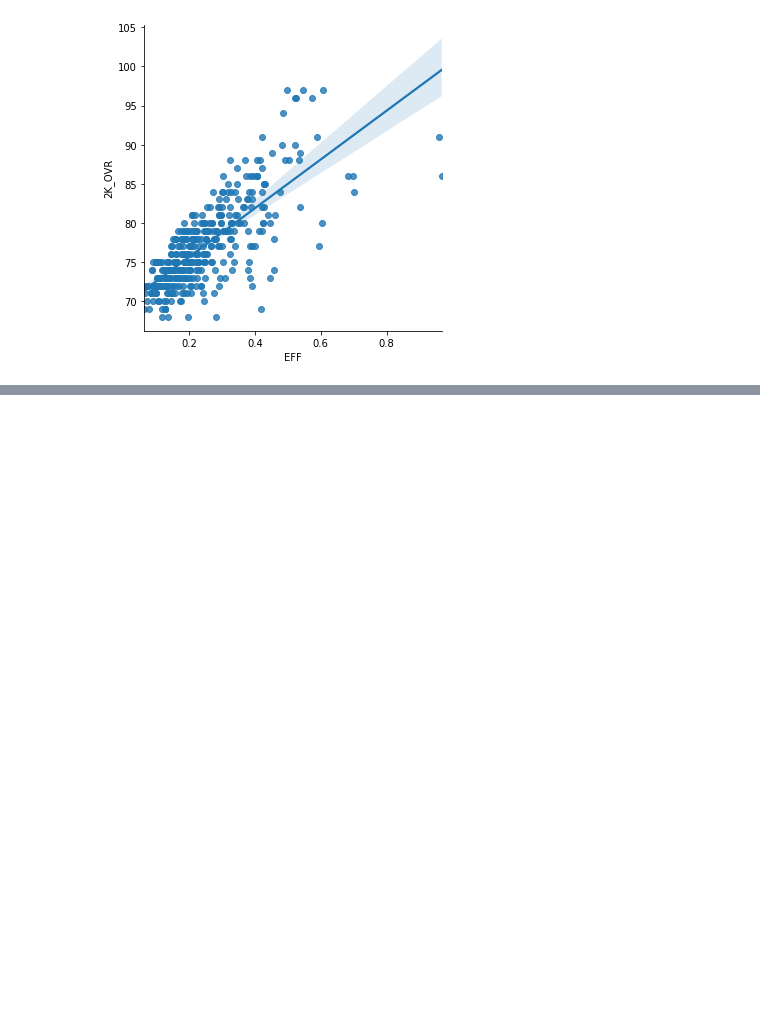
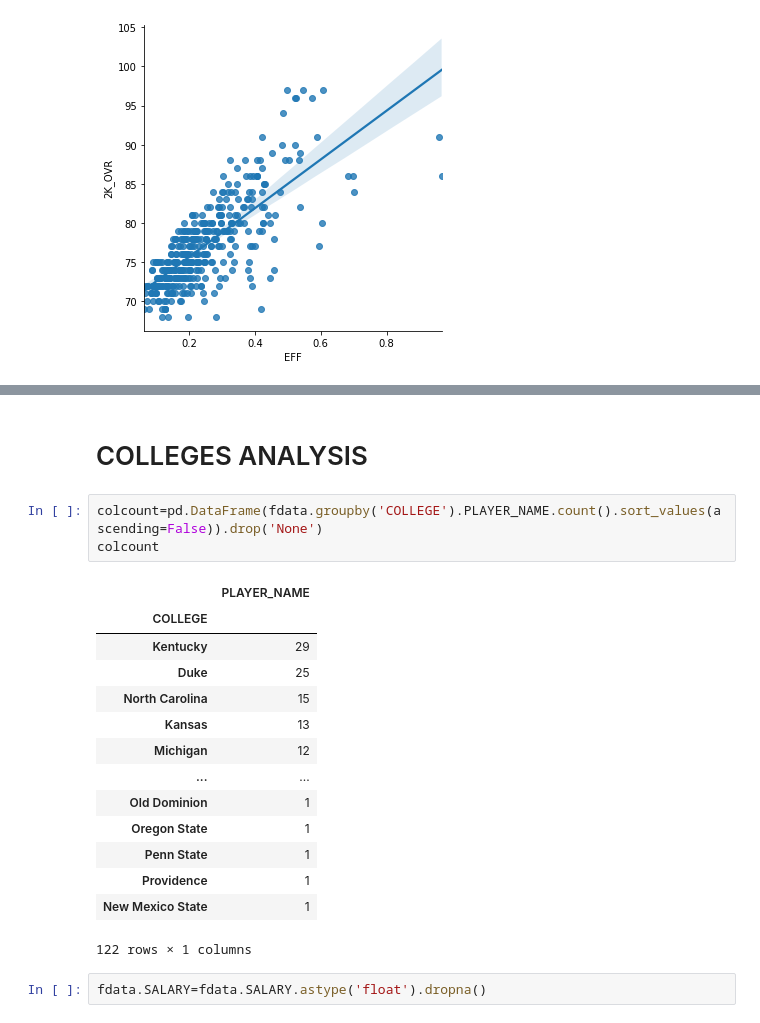
Before and after one commit to EtienneLeconte/248_Repo, a Jupyter notebook: Projects/NBA STATS SCRAPING.ipynb, the cells around one changed output, grey strips where cells are left out. Cells and saved outputs as stored; diff of their text form; blank space fills up the shorter version.

```diff
--- a/Projects/NBA STATS SCRAPING.ipynb
+++ b/Projects/NBA STATS SCRAPING.ipynb
@@ -162,0 +152,22 @@ Note: you may need to restart the kernel to use updated packages.
+# %% [markdown]
+# COLLEGES ANALYSIS
+# %%
+colcount=pd.DataFrame(fdata.groupby('COLLEGE').PLAYER_NAME.count().sort_values(ascending=False)).drop('None')
+colcount
+# %% [output]
+|  | PLAYER_NAME |
+| COLLEGE |  |
+| Kentucky | 29 |
+| Duke | 25 |
+| North Carolina | 15 |
+| Kansas | 13 |
+| Michigan | 12 |
+| ... | ... |
+| Old Dominion | 1 |
+| Oregon State | 1 |
+| Penn State | 1 |
+| Providence | 1 |
+| New Mexico State | 1 |
+122 rows × 1 columns
+# %%
+fdata.SALARY=fdata.SALARY.astype('float').dropna()
```
Also changed, not shown: parts of 6 cells of this notebook, 2 other files.
